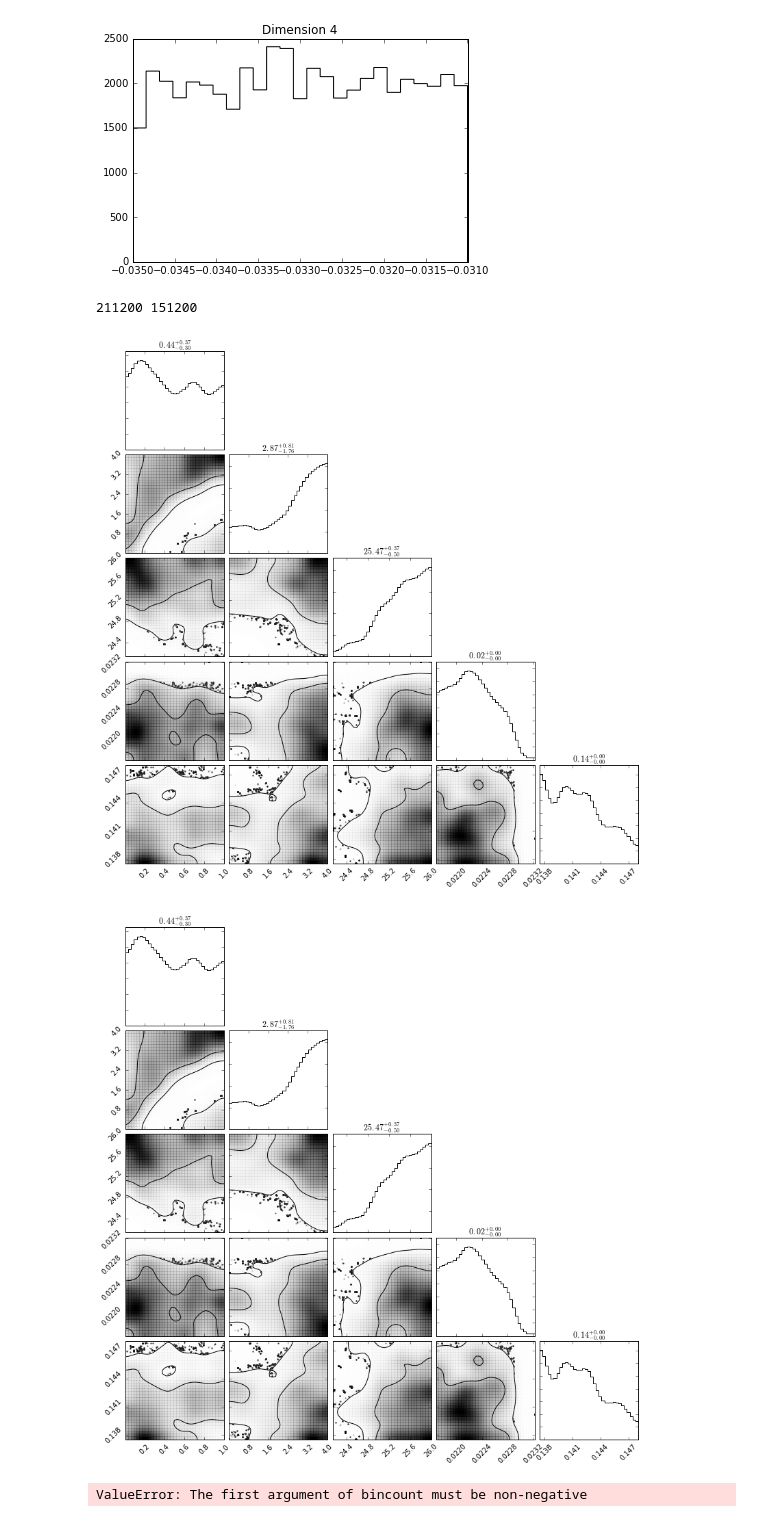
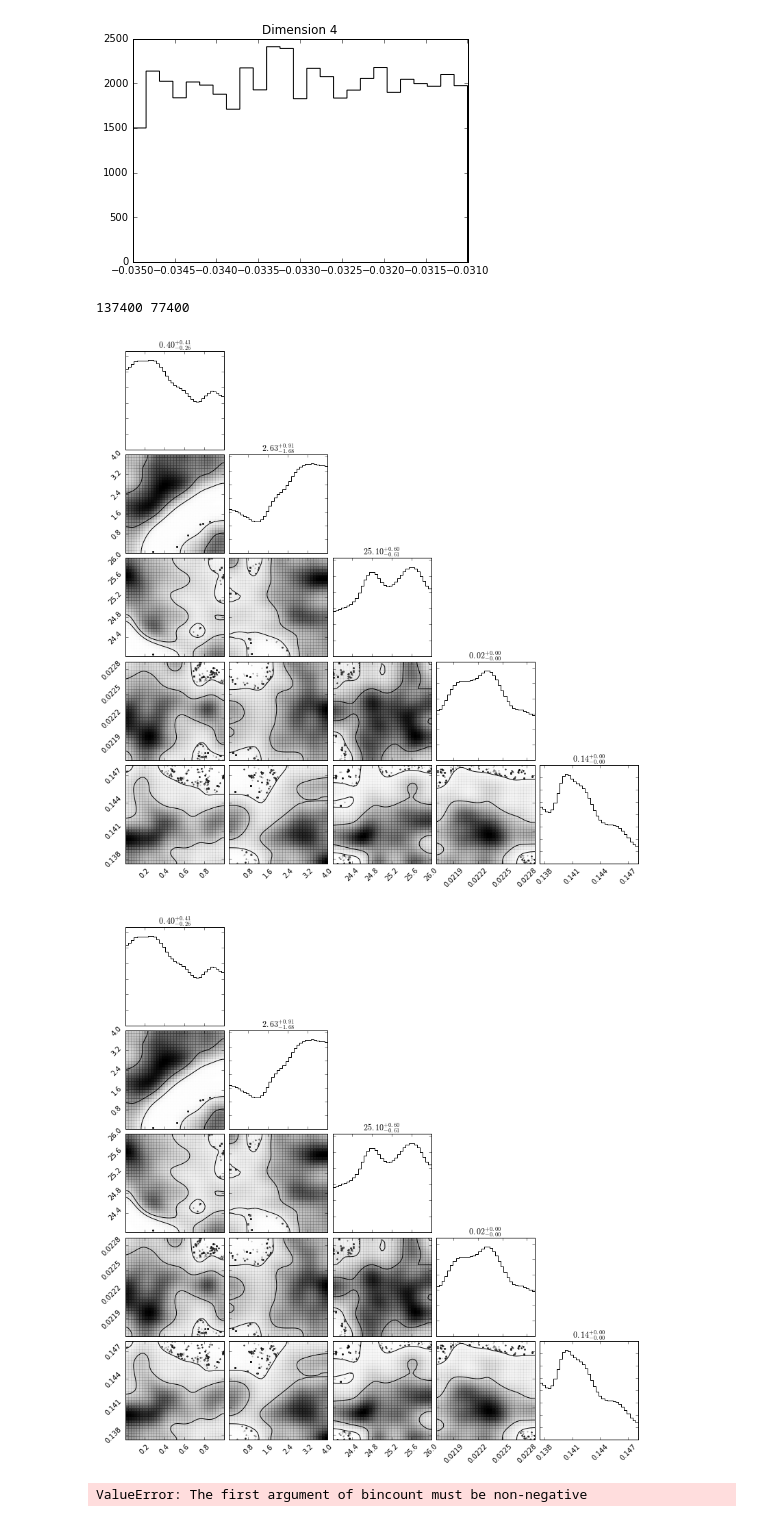
Before and after one commit to laynep/tau_calc_reion, a Jupyter notebook: tau_sampler.ipynb, the cells around one changed output. Drawn from its saved outputs; the diff is of its cells as text; code cells hidden in the pictures.

```diff
--- a/tau_sampler.ipynb
+++ b/tau_sampler.ipynb
@@ -534,39 +536,39 @@ for i in range(ndim):
 # %%
 import corner
 
-data = np.loadtxt('/Users/laynep/work/reionization/importance_sampler/python_implementation/chains/'+'chain_power_TTTEEE.dat')
+data = np.loadtxt('/Users/laynep/work/reionization/importance_sampler/python_implementation/'+'chain_power_TTTEEE.dat')
 
 to_plot = data[60000:,:]
 to_plot2 = []
 #for here in to_plot:
 #    if here[-1]>25.0:# and here[3]<4 and here[3]>2 and here[4]<-9.5 and here[4]>-10.5 and here[5]>-0.36 and here[5]<-0.34 :
 #        #here[-1]=10.0**here[-1]
 #        here2 = here
 #        #print here2, here2[1], here2[-1]
 #        #sys.exit()
 #        here2[1]=here2[1]*1e1**here2[3]*1e-25
         #to_plot2.append(here2[:-1])
 #        to_plot2.append(here2)
 to_plot = np.array(to_plot)
 #to_plot = to_plot[0::2,:]
 print len(data), len(to_plot)
 to_plot = to_plot[:,1:]
 
 corner.corner(to_plot,
               show_titles=True,
               title=r'test',
              #labels=[r'$10^{-25}f_8 \xi_{\rm ion}$',r'$\alpha$',r'$C_{\rm HII}$',r'$M_{\rm SF}$',r'$M_{\rm SF}^\prime$',r'$\log_{10} \xi_{\rm ion}$'],
              #labels=[r'$10^{-25}f_8 \xi_{\rm ion}$',r'$\alpha$'],
              levels=[0.68,0.95],
              bins=35,
              #quantiles=[0.5,0.9],
              plot_contours=True,
              smooth1d=2.5,
              smooth=3.0)
 # %% [output]
-211200 151200
+137400 77400
-[figure, old version]
+[figure, new version]
-[figure, old version]
+[figure, new version]
 # %%
 plt.hist(to_plot[:,0])
 # %% [output]
```
Also changed, not shown: parts of 2 cells of this notebook, 1 other file.
